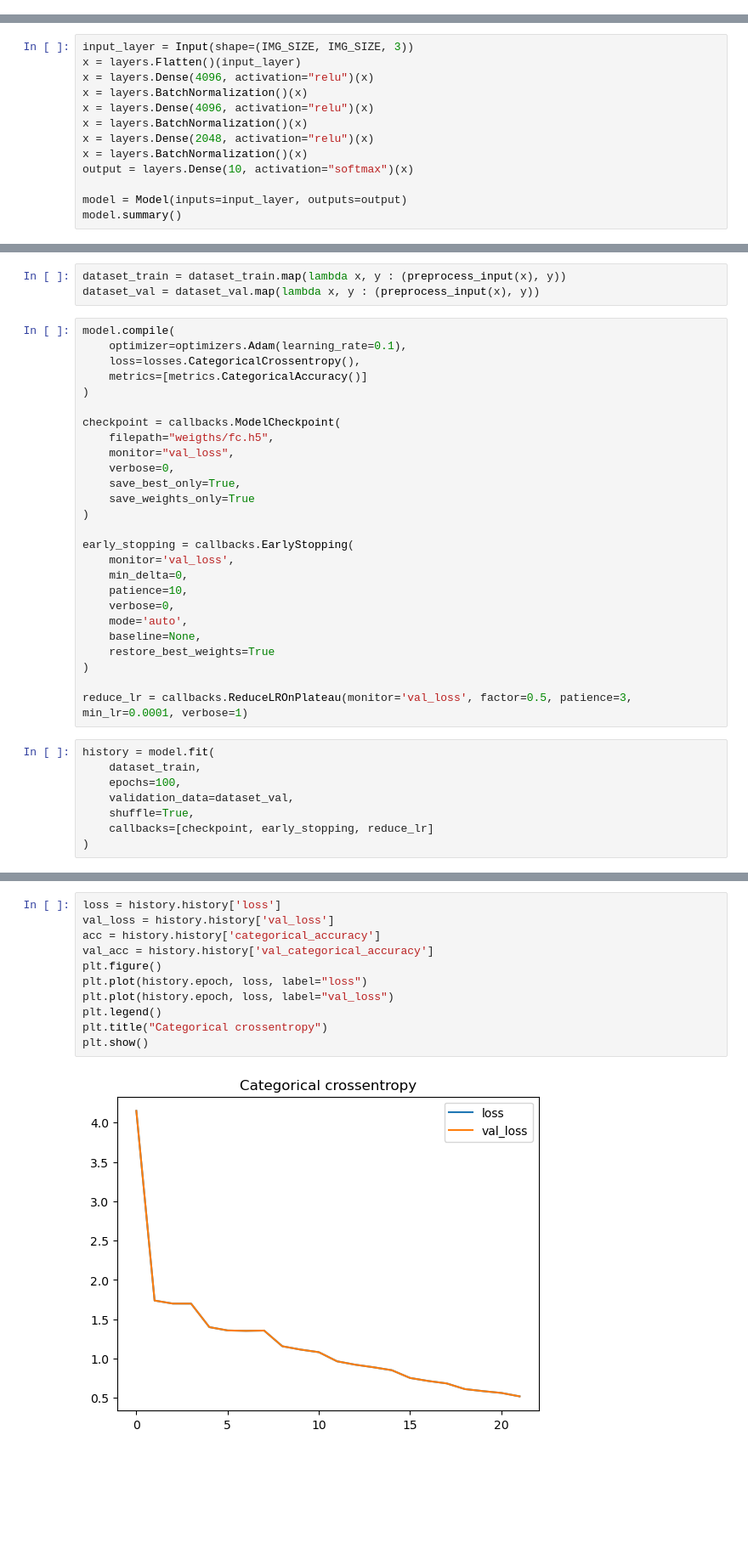
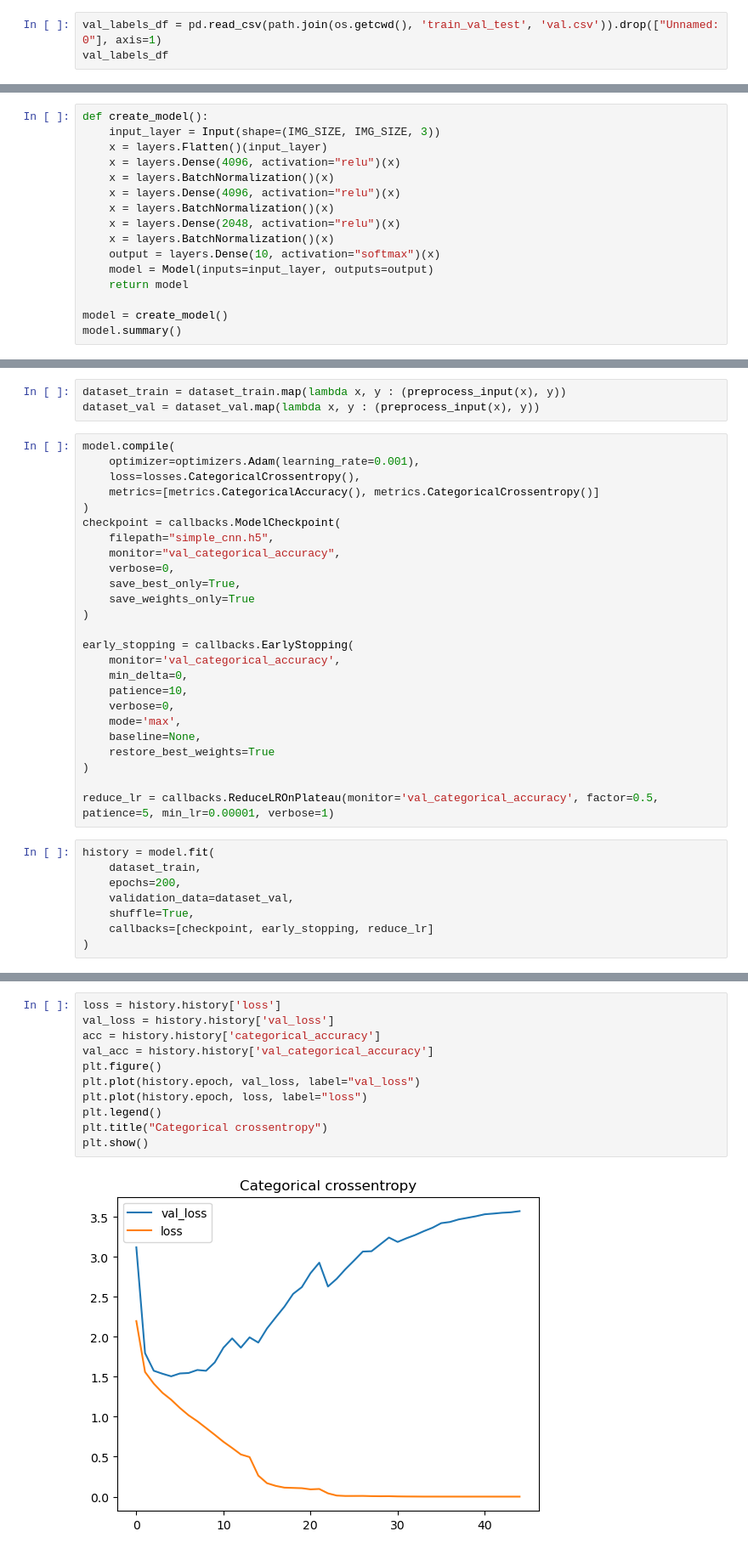
Before and after one commit to SawickiBartosz/DeepLearning2023, a Jupyter notebook: Project1/fully_connected.ipynb, the cells around one changed output, grey strips where cells are left out. Shown: that part at 85% size. Cells and saved outputs as stored; diff of their text form; blank space fills up the shorter version.

```diff
--- a/Project1/fully_connected.ipynb
+++ b/Project1/fully_connected.ipynb
@@ -100,0 +61,3 @@ for i in range(3):
+# %%
+val_labels_df = pd.read_csv(path.join(os.getcwd(), 'train_val_test', 'val.csv')).drop(["Unnamed: 0"], axis=1)
+val_labels_df
@@ -103,17 +124,20 @@ for i in range(3):
 # %%
 os.makedirs("weights", exist_ok=True)
 # %%
-input_layer = Input(shape=(IMG_SIZE, IMG_SIZE, 3))
-x = layers.Flatten()(input_layer)
-x = layers.Dense(4096, activation="relu")(x)
-x = layers.BatchNormalization()(x)
-x = layers.Dense(4096, activation="relu")(x)
-x = layers.BatchNormalization()(x)
-x = layers.Dense(2048, activation="relu")(x)
-x = layers.BatchNormalization()(x)
-output = layers.Dense(10, activation="softmax")(x)
+def create_model():
+    input_layer = Input(shape=(IMG_SIZE, IMG_SIZE, 3))
+    x = layers.Flatten()(input_layer)
+    x = layers.Dense(4096, activation="relu")(x)
+    x = layers.BatchNormalization()(x)
+    x = layers.Dense(4096, activation="relu")(x)
+    x = layers.BatchNormalization()(x)
+    x = layers.Dense(2048, activation="relu")(x)
+    x = layers.BatchNormalization()(x)
+    output = layers.Dense(10, activation="softmax")(x)
+    model = Model(inputs=input_layer, outputs=output)
+    return model
 
-model = Model(inputs=input_layer, outputs=output)
+model = create_model()
 model.summary()
 # %% [output]
 Model: "model"
@@ -138,34 +162,33 @@ dataset_train = dataset_train.map(lambda x, y : (preprocess_input(x), y))
 dataset_val = dataset_val.map(lambda x, y : (preprocess_input(x), y))
 # %%
 model.compile(
-    optimizer=optimizers.Adam(learning_rate=0.1),
+    optimizer=optimizers.Adam(learning_rate=0.001),
     loss=losses.CategoricalCrossentropy(),
-    metrics=[metrics.CategoricalAccuracy()]
+    metrics=[metrics.CategoricalAccuracy(), metrics.CategoricalCrossentropy()]
 )
-
 checkpoint = callbacks.ModelCheckpoint(
-    filepath="weigths/fc.h5",
-    monitor="val_loss",
+    filepath="simple_cnn.h5",
+    monitor="val_categorical_accuracy",
     verbose=0,
     save_best_only=True,
     save_weights_only=True
 )
 
 early_stopping = callbacks.EarlyStopping(
-    monitor='val_loss',
+    monitor='val_categorical_accuracy',
     min_delta=0,
     patience=10,
     verbose=0,
-    mode='auto',
+    mode='max',
     baseline=None,
     restore_best_weights=True
 )
 
-reduce_lr = callbacks.ReduceLROnPlateau(monitor='val_loss', factor=0.5, patience=3, min_lr=0.0001, verbose=1)
+reduce_lr = callbacks.ReduceLROnPlateau(monitor='val_categorical_accuracy', factor=0.5, patience=5, min_lr=0.00001, verbose=1)
 # %%
 history = model.fit(
     dataset_train,
-    epochs=100,
+    epochs=200,
     validation_data=dataset_val,
     shuffle=True,
     callbacks=[checkpoint, early_stopping, reduce_lr]
@@ -195,16 +214,16 @@ history
 # %%
 loss = history.history['loss']
 val_loss = history.history['val_loss']
 acc = history.history['categorical_accuracy']
 val_acc = history.history['val_categorical_accuracy']
 plt.figure()
+plt.plot(history.epoch, val_loss, label="val_loss")
 plt.plot(history.epoch, loss, label="loss")
-plt.plot(history.epoch, loss, label="val_loss")
 plt.legend()
 plt.title("Categorical crossentropy")
 plt.show()
 # %% [output]
-[figure, old version]
+[figure, new version]
 # %%
 plt.figure()
 plt.plot(history.epoch, acc, label="acc")
```
Also changed, not shown: parts of 22 cells of this notebook, 2 other files.
